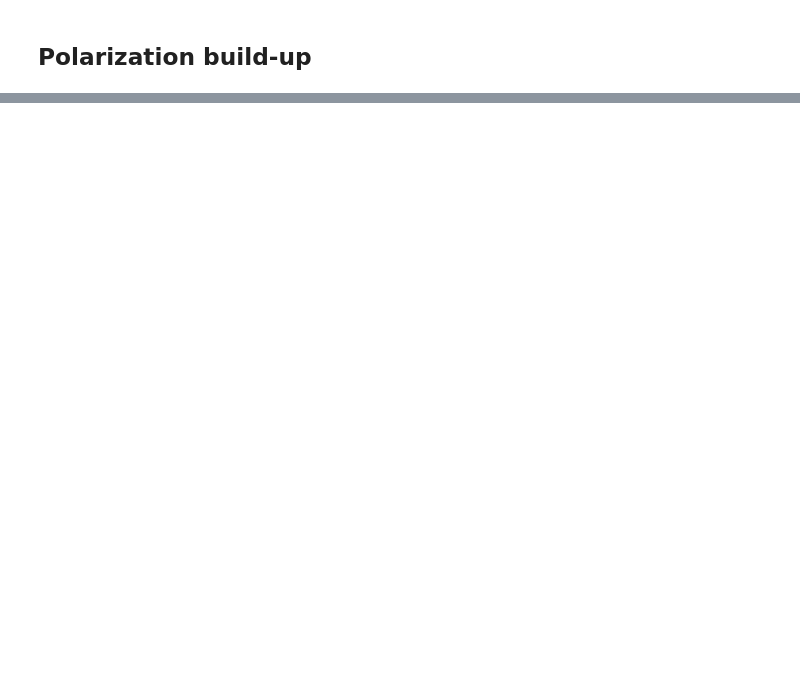
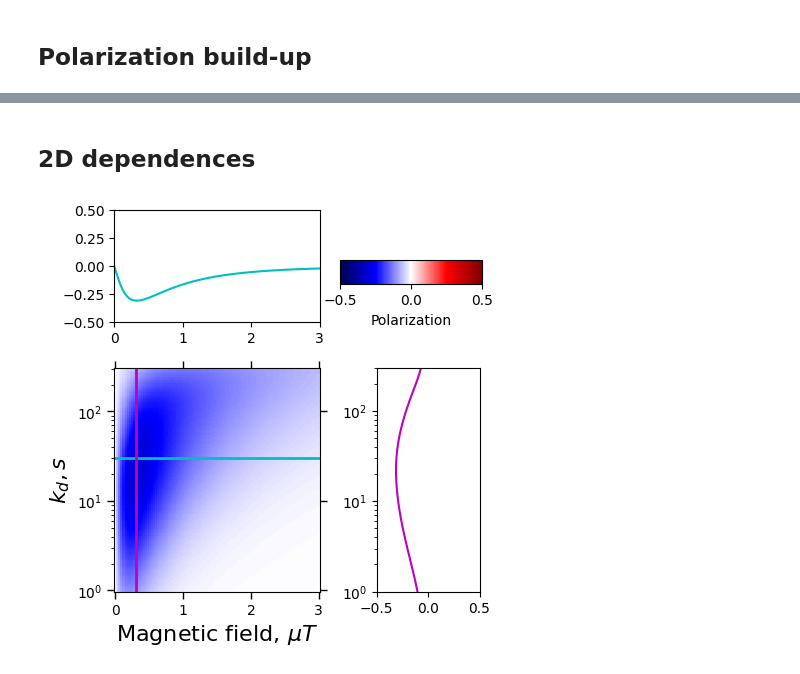
Before and after one commit to L-Siemons/SpinSimulation, a Jupyter notebook: examples/SABRE.ipynb, the cells around one changed output, grey strips where cells are left out. Cells and saved outputs as stored; diff of their text form; code cells hidden in the pictures; blank space fills up the shorter version.

```diff
--- a/examples/SABRE.ipynb
+++ b/examples/SABRE.ipynb
@@ -212,0 +220,33 @@ plt.tight_layout()
+# %% [markdown]
+## 2D dependences
+# %%
+kd = np.geomspace(1,300,100)
+W = 0.1
+B0 = np.linspace(0,3e-6,100)
+
+P_2 = np.zeros([len(B0),len(kd)])
+obs = ss_S.pol_level(0)
+
+for i1,k in enumerate(kd):
+    for i2,b in enumerate(B0):
+        #Set the magnetic field
+        M_SABRE = SABRE_SO(ss_S, ss_C, b, k, W)
+
+        #Calculate the steady state of the system
+        sigma = null_space(M_SABRE)                         #Calculate the null space of the coefficient matrix
+        sigma = sigma[:ss_S.get_spin_dim()**2]
+        sigma = vec2mat(sigma)
+
+        #Normalize the steady-state density operator
+        sigma = sigma / np.trace(sigma)
+
+        #Calculate the polarization level
+        P_2[i1,i2]=np.real(amplitude(obs, sigma))
+# %%
+X,Y,Z=B0*1e+6,kd,P_2
+x_axis = {"title": r'Magnetic field, $\mathit{\mu} T$',"scale": "linear", "slice": 0.3}
+y_axis = {"title": r'$\mathit{k_d}, s$',"scale": "log", "slice": 30}
+z_range=0.5
+plot_2D_with_slices(X,Y,Z,z_range,x_axis=x_axis,y_axis=y_axis)
+# %% [output]
+[figure, added]
```
Also changed, not shown: parts of 21 cells of this notebook, 3 other files.
